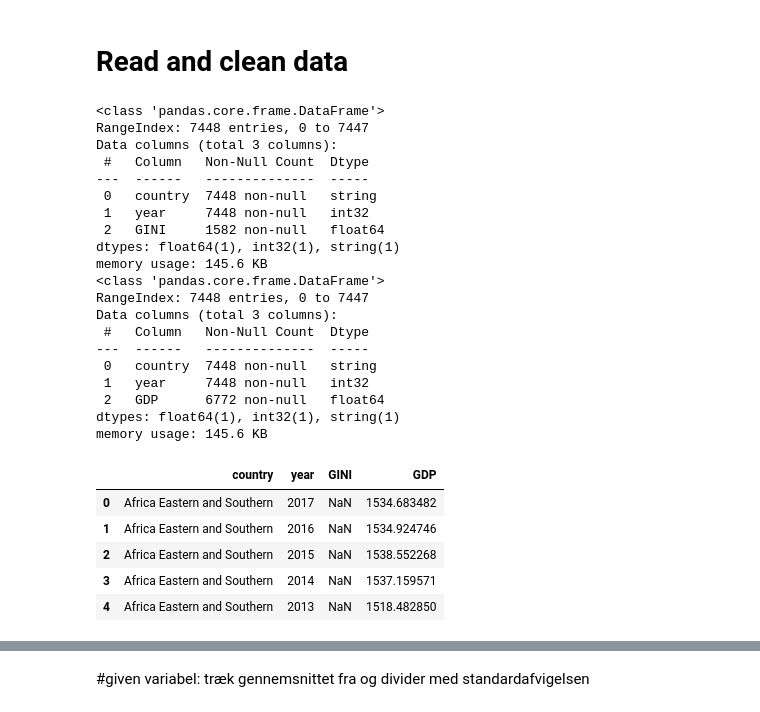
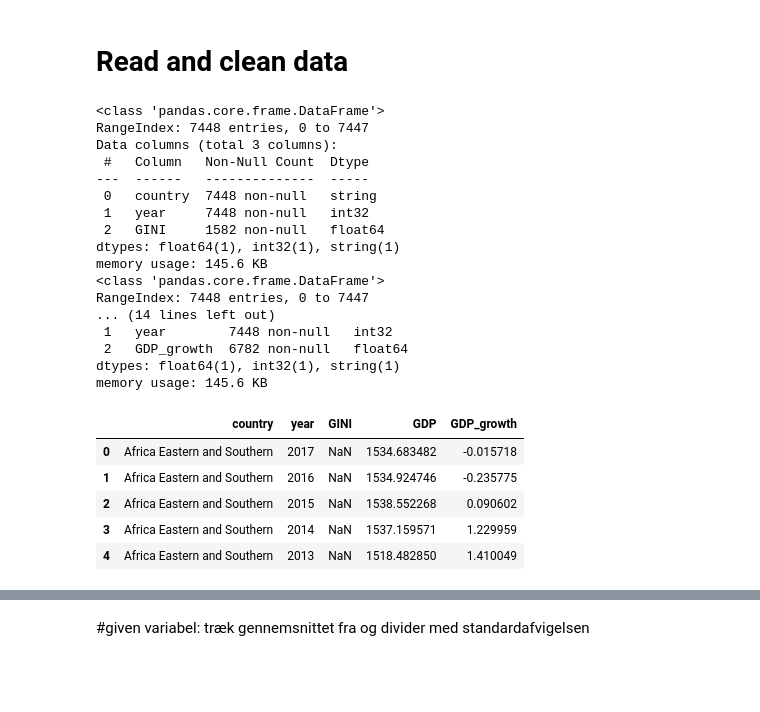
Before and after one commit to NumEconCopenhagen/projects-2023-magnus-kristian, a Jupyter notebook: dataproject/dataproject_KE.ipynb, the cells around one changed output, grey strips where cells are left out. Cells and saved outputs as stored; diff of their text form; code cells hidden in the pictures; blank space fills up the shorter version.

```diff
--- a/dataproject/dataproject_KE.ipynb
+++ b/dataproject/dataproject_KE.ipynb
@@ -31,45 +31,51 @@ wb_gini = wb_gini.rename(columns = {'SI.POV.GINI':'GINI'})
 wb_gini = wb_gini.reset_index()
 wb_gini.year = wb_gini.year.astype(int) # convert year
 wb_gini.country = wb_gini.country.astype('string') # convert country to the special pandas string type
 wb_gini.info()
 
 wb_gdp = wb.download(country='all', indicator='NY.GDP.PCAP.KD', start=1990, end=2017)
 wb_gdp = wb_gdp.rename(columns = {'NY.GDP.PCAP.KD':'GDP'})
 wb_gdp.reset_index(inplace = True)
 wb_gdp.year = wb_gdp.year.astype(int)
 wb_gdp.country = wb_gdp.country.astype('string') # convert country to the special pandas string type
 wb_gdp.info()
 wb_gdp.head()
 
+wb_gdp_g = wb.download(country='all', indicator='NY.GDP.PCAP.KD.ZG', start=1990, end=2017)
+wb_gdp_g = wb_gdp_g.rename(columns = {'NY.GDP.PCAP.KD.ZG':'GDP_growth'})
+wb_gdp_g.reset_index(inplace = True)
+wb_gdp_g.year = wb_gdp_g.year.astype(int)
+wb_gdp_g.country = wb_gdp_g.country.astype('string') # convert country to the special pandas string type
+wb_gdp_g.info()
+wb_gdp_g.head()
+
 wb = pd.merge(wb_gini, wb_gdp, how = 'outer', on = ['country','year']);
+wb = pd.merge(wb, wb_gdp_g, how = 'outer', on = ['country','year']);
 wb.head(5)
 # %% [output]
 <class 'pandas.core.frame.DataFrame'>
 RangeIndex: 7448 entries, 0 to 7447
 Data columns (total 3 columns):
  #   Column   Non-Null Count  Dtype
 ---  ------   --------------  -----
  0   country  7448 non-null   string
  1   year     7448 non-null   int32
  2   GINI     1582 non-null   float64
 dtypes: float64(1), int32(1), string(1)
 memory usage: 145.6 KB
 <class 'pandas.core.frame.DataFrame'>
 RangeIndex: 7448 entries, 0 to 7447
-Data columns (total 3 columns):
- #   Column   Non-Null Count  Dtype
----  ------   --------------  -----
- 0   country  7448 non-null   string
- 1   year     7448 non-null   int32
- 2   GDP      6772 non-null   float64
+... (14 lines left out)
+ 1   year        7448 non-null   int32
+ 2   GDP_growth  6782 non-null   float64
 dtypes: float64(1), int32(1), string(1)
 memory usage: 145.6 KB
-|  | country | year | GINI | GDP |
-| 0 | Africa Eastern and Southern | 2017 | NaN | 1534.683482 |
-| 1 | Africa Eastern and Southern | 2016 | NaN | 1534.924746 |
-| 2 | Africa Eastern and Southern | 2015 | NaN | 1538.552268 |
-| 3 | Africa Eastern and Southern | 2014 | NaN | 1537.159571 |
-| 4 | Africa Eastern and Southern | 2013 | NaN | 1518.482850 |
+|  | country | year | GINI | GDP | GDP_growth |
+| 0 | Africa Eastern and Southern | 2017 | NaN | 1534.683482 | -0.015718 |
+| 1 | Africa Eastern and Southern | 2016 | NaN | 1534.924746 | -0.235775 |
+| 2 | Africa Eastern and Southern | 2015 | NaN | 1538.552268 | 0.090602 |
+| 3 | Africa Eastern and Southern | 2014 | NaN | 1537.159571 | 1.229959 |
+| 4 | Africa Eastern and Southern | 2013 | NaN | 1518.482850 | 1.410049 |
 # %%
 wb_wgi=pd.read_csv("WB WGI Levels.csv")
 
```
Also changed, not shown: parts of 7 cells of this notebook.
